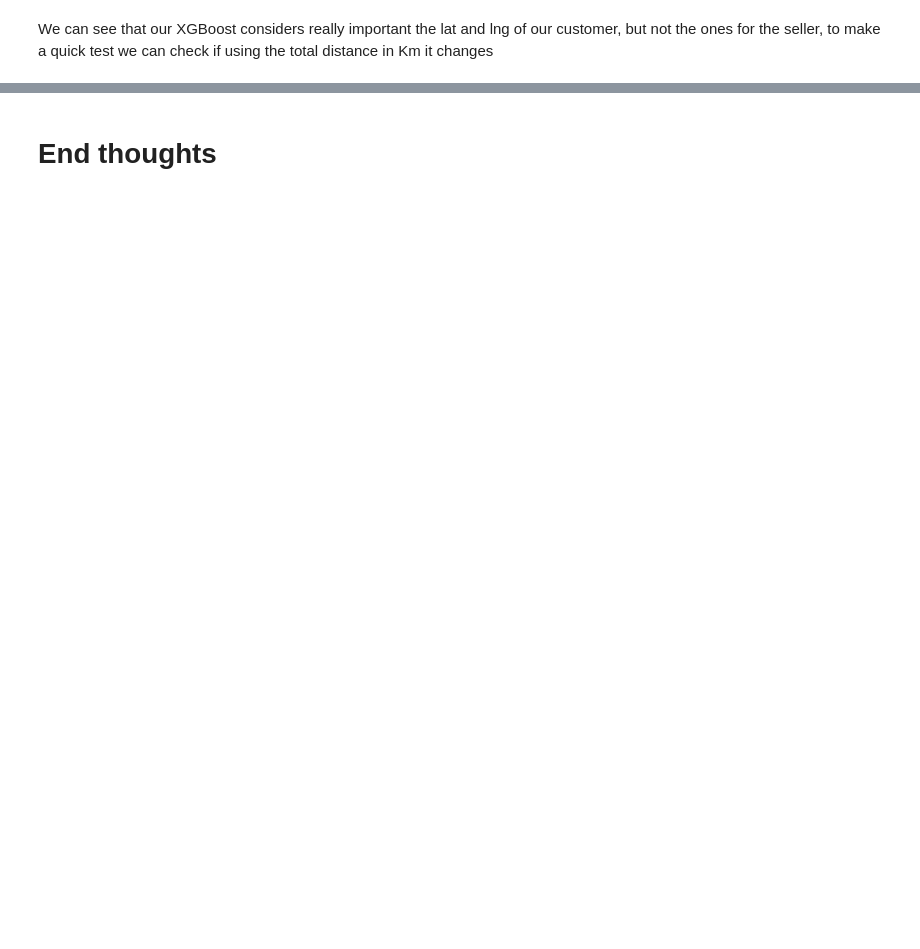
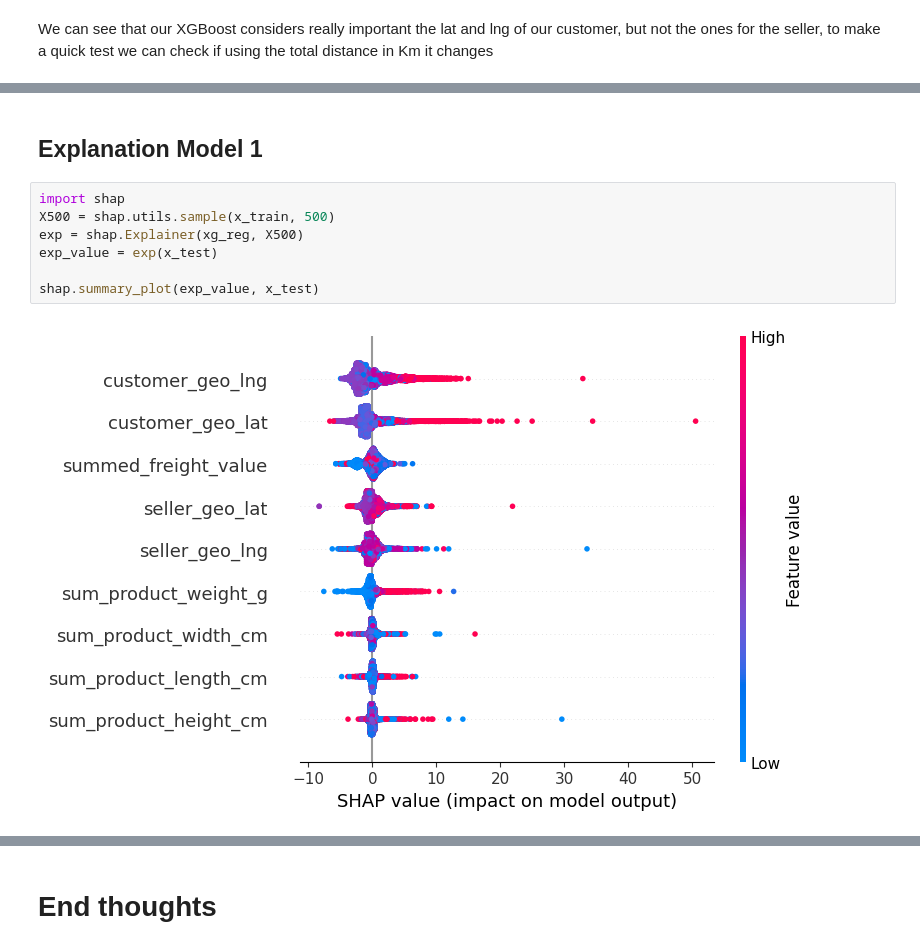
Before and after one commit to SaruboDev/Portfolio-Projects, a Jupyter notebook: Full-EDA/OlistAnalysis/delivery_date_estimation.ipynb, the cells around one changed output, grey strips where cells are left out. Cells and saved outputs as stored; diff of their text form; blank space fills up the shorter version.

```diff
--- a/Full-EDA/OlistAnalysis/delivery_date_estimation.ipynb
+++ b/Full-EDA/OlistAnalysis/delivery_date_estimation.ipynb
@@ -273,0 +276,11 @@ plt.show()
+# %% [markdown]
+## Explanation Model 1
+# %%
+import shap
+X500 = shap.utils.sample(x_train, 500)
+exp = shap.Explainer(xg_reg, X500)
+exp_value = exp(x_test)
+
+shap.summary_plot(exp_value, x_test)
+# %% [output]
+[figure, added]
```
Also changed, not shown: parts of 16 cells of this notebook.
